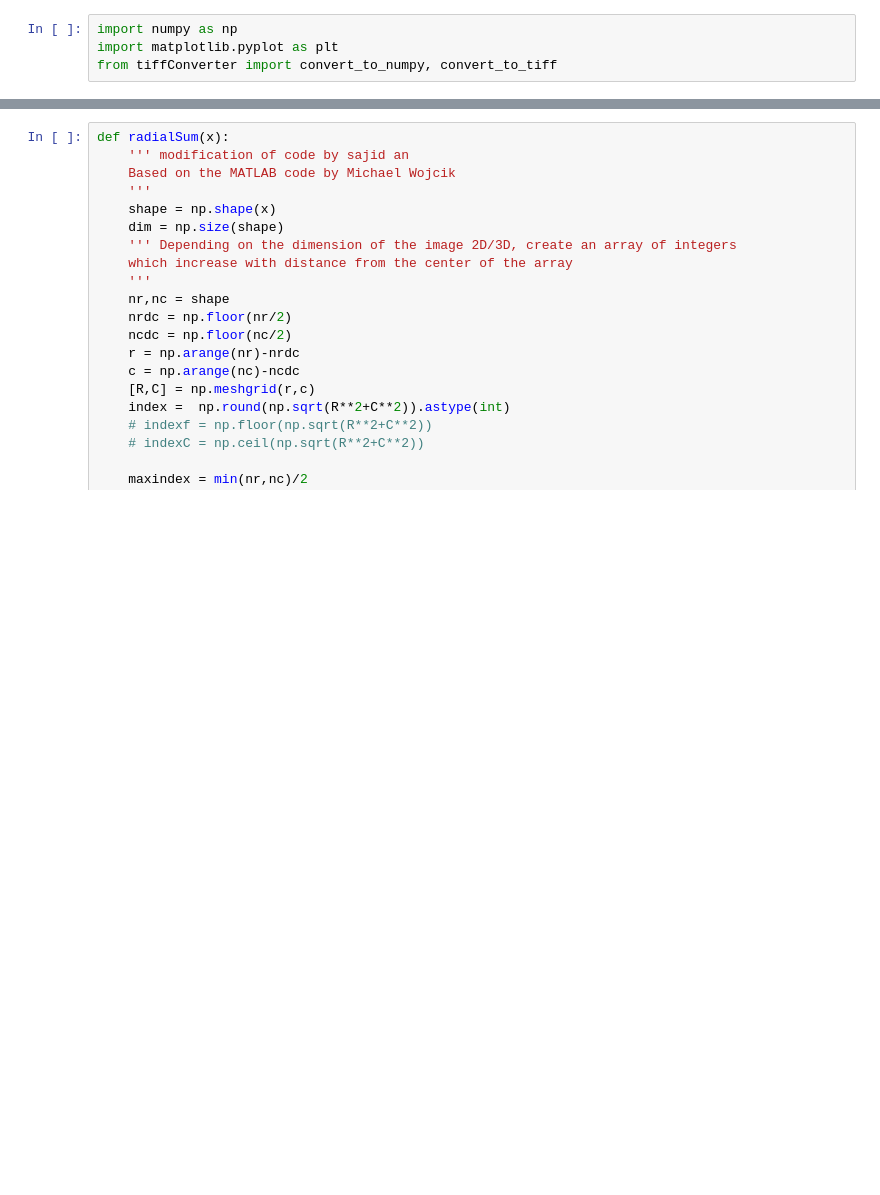
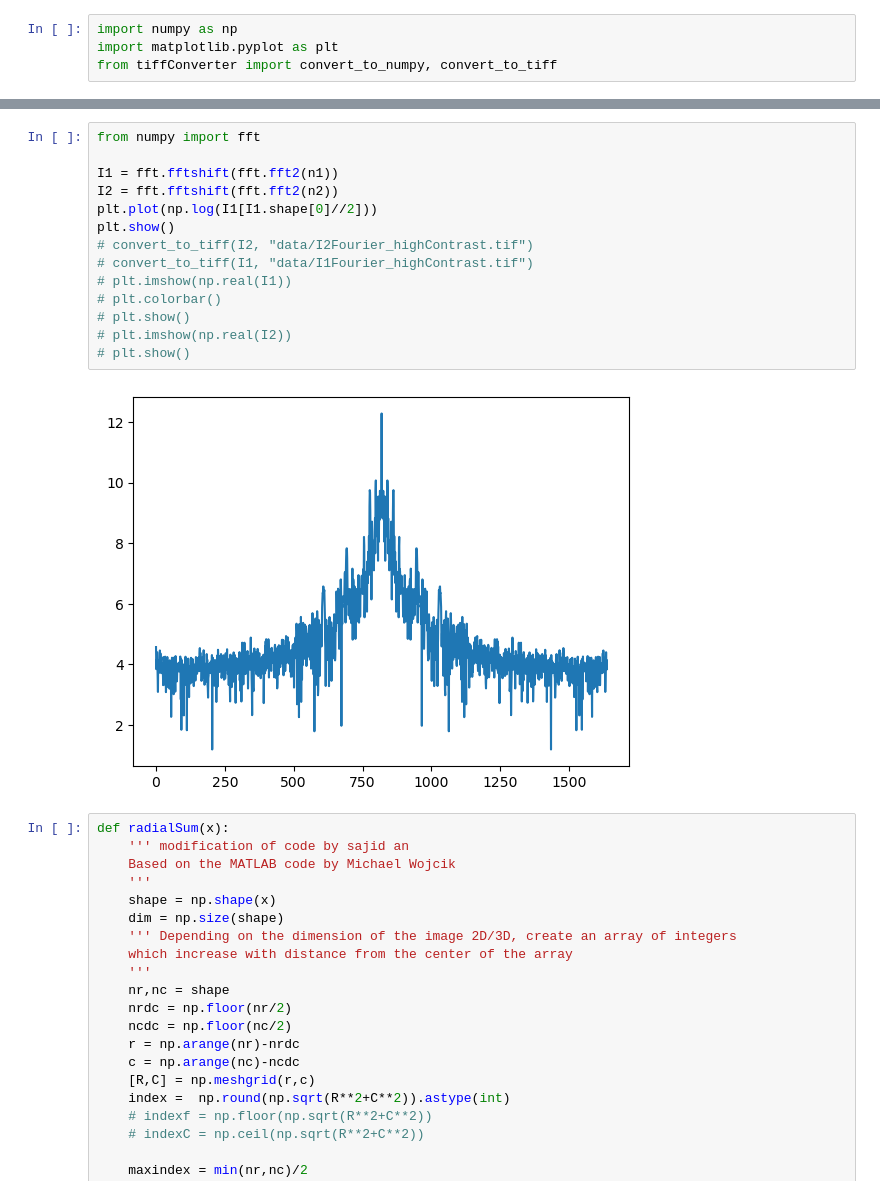
Before and after one commit to levijh1/TomoMono, a Jupyter notebook: FourierRingCorrelation.ipynb, the cells around one changed output, grey strips where cells are left out. Cells and saved outputs as stored; diff of their text form; blank space fills up the shorter version.

```diff
--- a/FourierRingCorrelation.ipynb
+++ b/FourierRingCorrelation.ipynb
@@ -136,3 +103,19 @@ print(n1.min())
+# %%
+from numpy import fft
+
+I1 = fft.fftshift(fft.fft2(n1))
+I2 = fft.fftshift(fft.fft2(n2))
+plt.plot(np.log(I1[I1.shape[0]//2]))
+plt.show()
+# convert_to_tiff(I2, "data/I2Fourier_highContrast.tif")
+# convert_to_tiff(I1, "data/I1Fourier_highContrast.tif")
+# plt.imshow(np.real(I1))
+# plt.colorbar()
+# plt.show()
+# plt.imshow(np.real(I2))
+# plt.show()
+# %% [output]
+[figure, added]
 # %%
 def radialSum(x):
     ''' modification of code by sajid an
```
Also changed, not shown: parts of 12 cells of this notebook, 1 other file.
